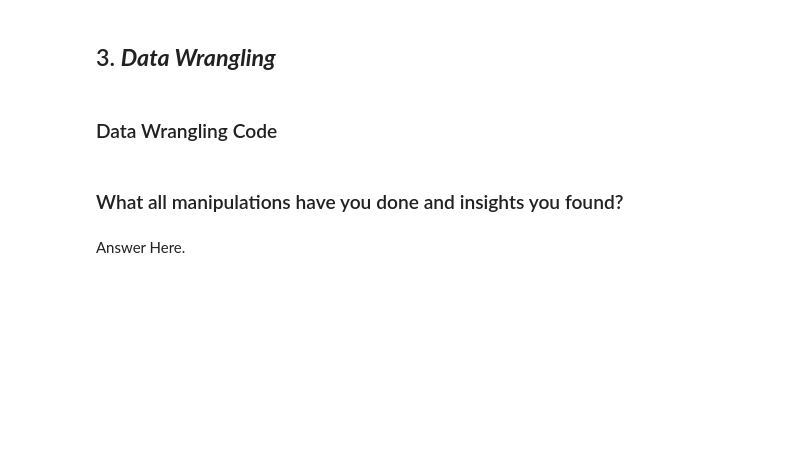
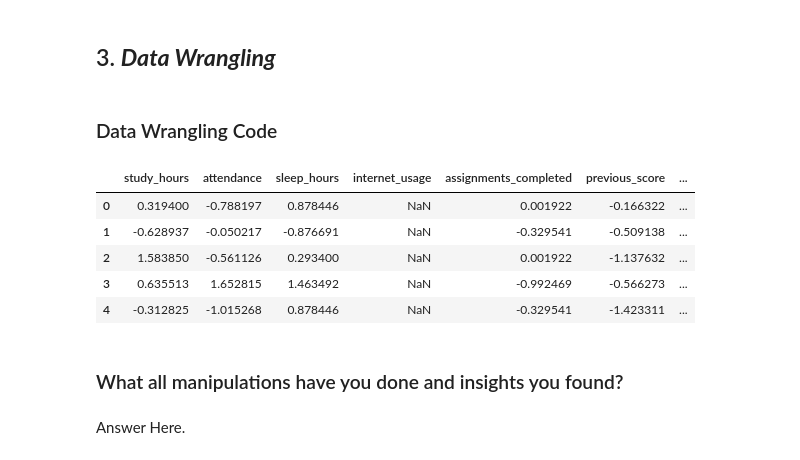
Before and after one commit to akt-developer/Student-Performance-Prediction-Project, a Jupyter notebook: Copy_of_Sample_EDA_Submission_Template.ipynb, the cells around one changed output. Saved outputs shown, nothing was run; the diff lists cells and outputs as text; code cells hidden in the pictures; blank space fills up the shorter version.

Commit message:
Complete EDA and implement production-ready data wrangling pipeline

```diff
--- a/Copy_of_Sample_EDA_Submission_Template.ipynb
+++ b/Copy_of_Sample_EDA_Submission_Template.ipynb
@@ -267,3 +369,36 @@ Answer Here
+# %%
+# Write your code to make your dataset analysis ready.
+from sklearn.preprocessing import StandardScaler
+
+def wrangle_data(df):
+    """Encodes categorical variables and scales numerical features."""
+    df_clean = df.copy()
+
+    # 1. Label Encoding (Categorical to Binary)
+    binary_map = {'Yes': 1, 'No': 0, 'Placed': 1, 'Not Placed': 0}
+    for col in ['internet_usage', 'placement_status']:
+        if col in df_clean.columns:
+            df_clean[col] = df_clean[col].map(binary_map)
+
+    # 2. Feature Scaling (Standardization)
+    num_cols = ['study_hours', 'attendance', 'sleep_hours', 'assignments_completed', 'previous_score']
+    cols_to_scale = [c for c in num_cols if c in df_clean.columns]
+
+    if cols_to_scale:
+        df_clean[cols_to_scale] = StandardScaler().fit_transform(df_clean[cols_to_scale])
+
+    return df_clean
+
+# Execute pipeline
+df_prepared = wrangle_data(df)
+df_prepared.head()
+# %% [output]
+|  | study_hours | attendance | sleep_hours | internet_usage | assignments_completed | previous_score | ... |
+| 0 | 0.319400 | -0.788197 | 0.878446 | NaN | 0.001922 | -0.166322 | ... |
+| 1 | -0.628937 | -0.050217 | -0.876691 | NaN | -0.329541 | -0.509138 | ... |
+| 2 | 1.583850 | -0.561126 | 0.293400 | NaN | 0.001922 | -1.137632 | ... |
+| 3 | 0.635513 | 1.652815 | 1.463492 | NaN | -0.992469 | -0.566273 | ... |
+| 4 | -0.312825 | -1.015268 | 0.878446 | NaN | -0.329541 | -1.423311 | ... |
 # %% [markdown]
 ### What all manipulations have you done and insights you found?
 # %% [markdown]
```
Also changed, not shown: parts of 14 cells of this notebook.
